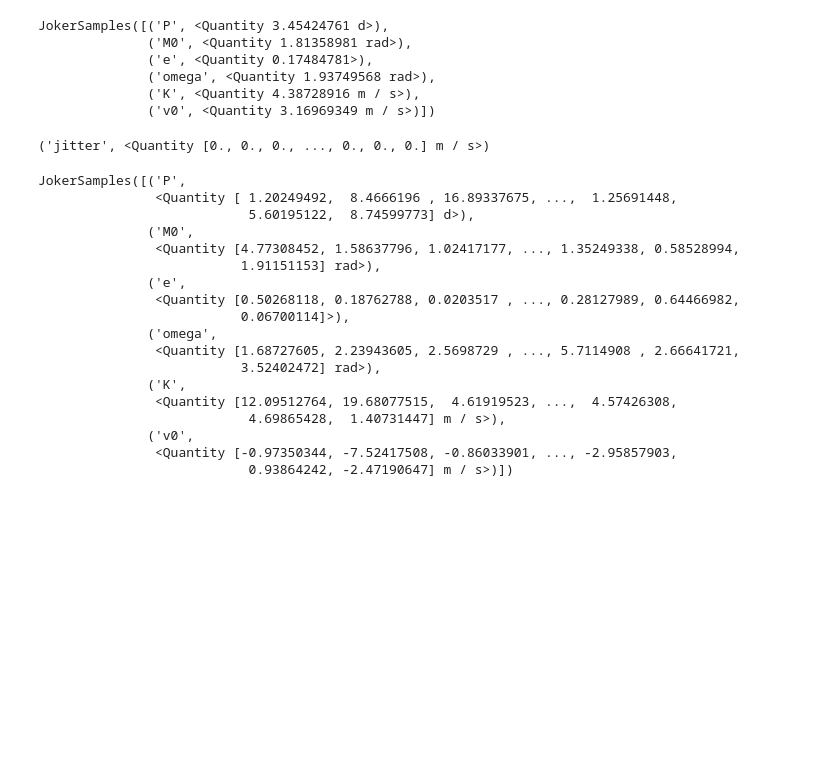
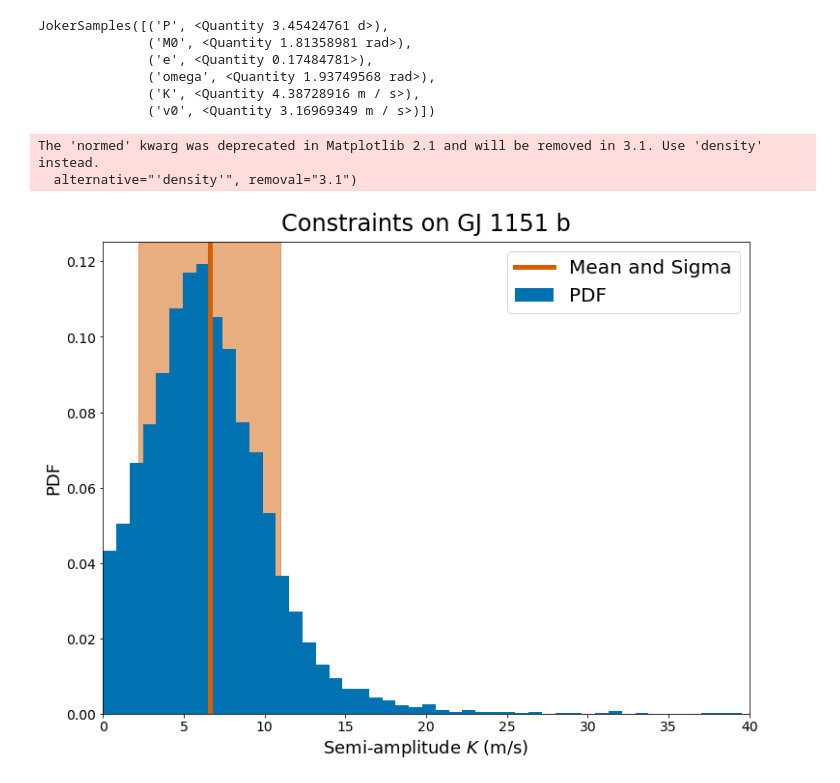
Before and after one commit to benjaminpope/video, a Jupyter notebook: notebooks/fit_rvs.ipynb, the cells around one changed output. Saved outputs shown, nothing was run; the diff lists cells and outputs as text; code cells hidden in the pictures; blank space fills up the shorter version.

Commit message:
joker models

```diff
--- a/notebooks/fit_rvs.ipynb
+++ b/notebooks/fit_rvs.ipynb
@@ -90,29 +91,18 @@ JokerSamples([('P', <Quantity 3.45424761 d>),
               ('omega', <Quantity 1.93749568 rad>),
               ('K', <Quantity 4.38728916 m / s>),
               ('v0', <Quantity 3.16969349 m / s>)])
-# %%
-test.move_to_end('jitter')
-test.popitem()
-# %% [output]
-('jitter', <Quantity [0., 0., 0., ..., 0., 0., 0.] m / s>)
-# %%
-test
-# %% [output]
-JokerSamples([('P',
-               <Quantity [ 1.20249492,  8.4666196 , 16.89337675, ...,  1.25691448,
-                           5.60195122,  8.74599773] d>),
-              ('M0',
-               <Quantity [4.77308452, 1.58637796, 1.02417177, ..., 1.35249338, 0.58528994,
-                          1.91151153] rad>),
-              ('e',
-               <Quantity [0.50268118, 0.18762788, 0.0203517 , ..., 0.28127989, 0.64466982,
-                          0.06700114]>),
-              ('omega',
-               <Quantity [1.68727605, 2.23943605, 2.5698729 , ..., 5.7114908 , 2.66641721,
-                          3.52402472] rad>),
-              ('K',
-               <Quantity [12.09512764, 19.68077515,  4.61919523, ...,  4.57426308,
-                           4.69865428,  1.40731447] m / s>),
-              ('v0',
-               <Quantity [-0.97350344, -7.52417508, -0.86033901, ..., -2.95857903,
-                           0.93864242, -2.47190647] m / s>)])
+# %%
+plt.xlim(0,40)
+plt.axvline(test['K'].value.mean(),color=colours[2],linewidth=5,label=r'Mean and Sigma')
+plt.axvspan(test['K'].value.mean()-test['K'].value.std(),test['K'].value.mean()+test['K'].value.std(),color=colours[2],alpha=0.5)
+h = plt.hist(test['K'].value,bins=100,label='PDF',normed=True)
+
+plt.legend()
+plt.xlabel(r'Semi-amplitude $K$ (m/s)')
+plt.ylabel('PDF')
+plt.title('Constraints on GJ 1151 b',y=1.01)
+plt.savefig('gj1151b_posterior.png',bbox_inches='tight')
+# %% [output]
+The 'normed' kwarg was deprecated in Matplotlib 2.1 and will be removed in 3.1. Use 'density' instead.
+  alternative="'density'", removal="3.1")
+[figure, added]
```
Also changed, not shown: parts of 1 cell of this notebook, 4 other files.
